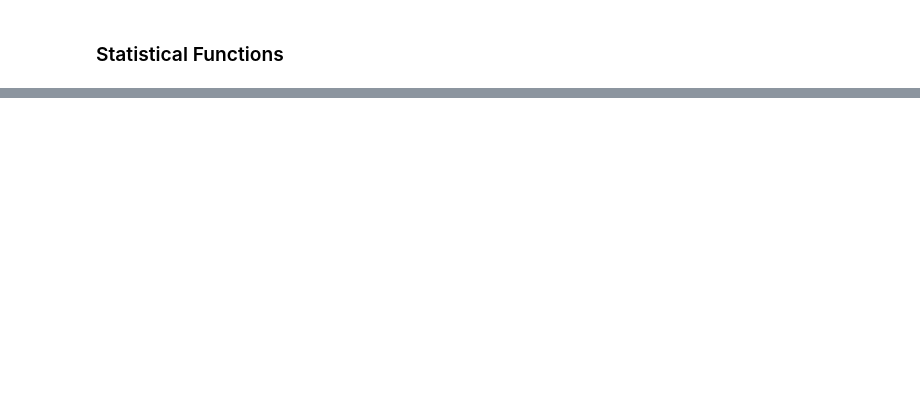
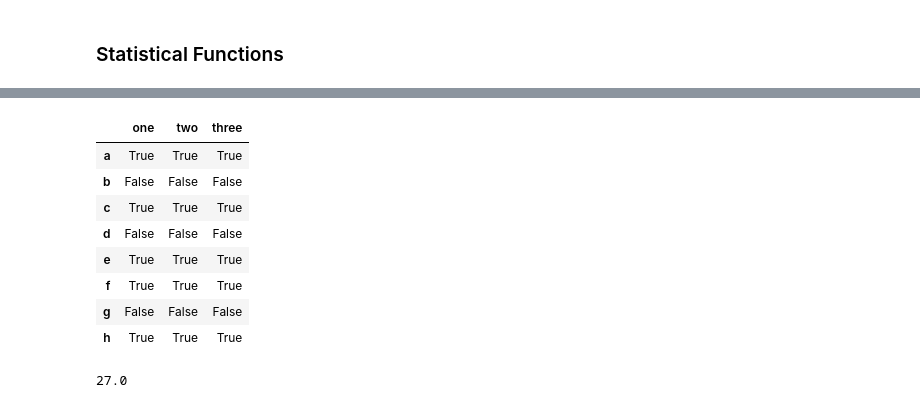
Before and after one commit to mga321/tutorialspoint_notebooks, a Jupyter notebook: pandas.ipynb, the cells around one changed output, grey strips where cells are left out. Cells and saved outputs as stored; diff of their text form; code cells hidden in the pictures; blank space fills up the shorter version.

```diff
--- a/pandas.ipynb
+++ b/pandas.ipynb
@@ -1392,0 +1431,18 @@ dtype: float64
+# %%
+# Example 2: Check for non-missing values
+df.notnull()
+# %% [output]
+|  | one | two | three |
+| a | True | True | True |
+| b | False | False | False |
+| c | True | True | True |
+| d | False | False | False |
+| e | True | True | True |
+| f | True | True | True |
+| g | False | False | False |
+| h | True | True | True |
+# %%
+# Example 3: Summing columns with missing values, NaNs are ignored
+df['one'].sum()
+# %% [output]
+27.0
```
Also changed, not shown: parts of 34 cells of this notebook.
